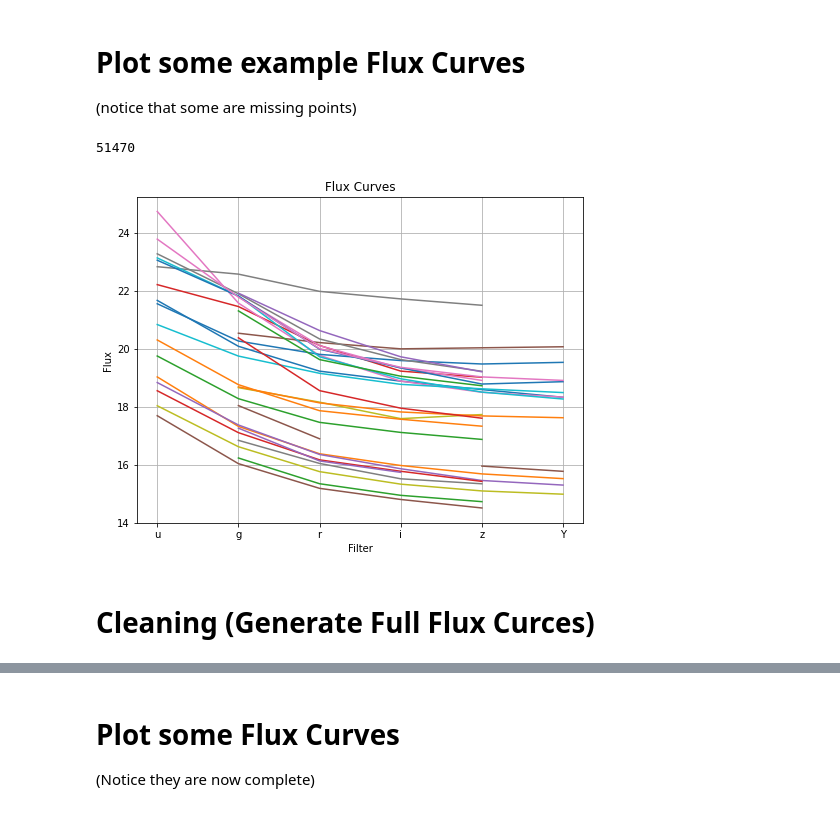
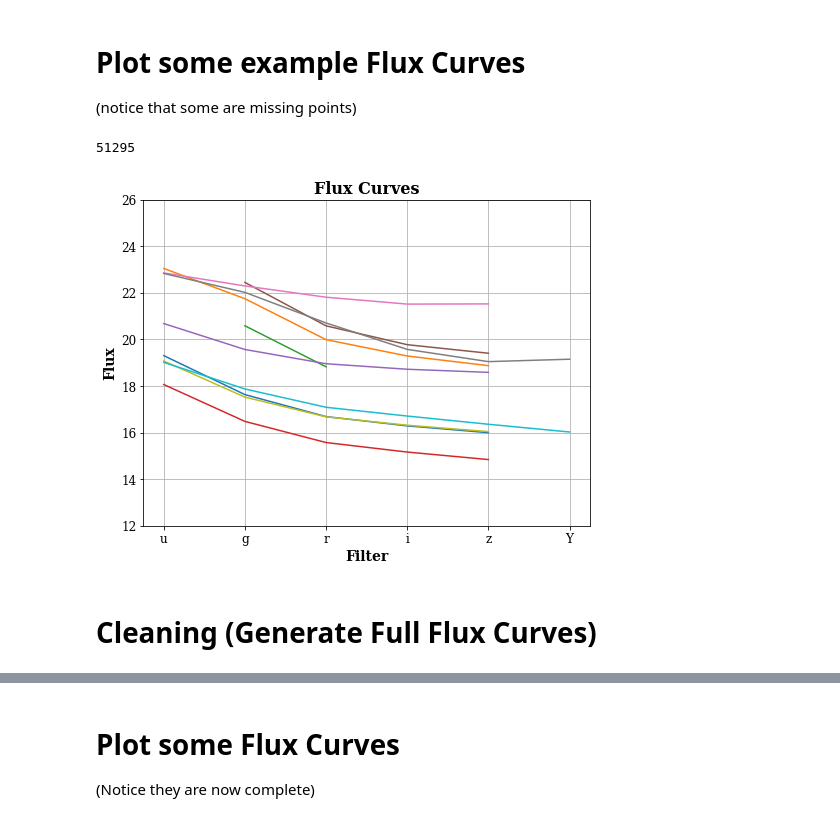
Before and after one commit to baron-de-montblanc/PHYS2550-Final-Project, a Jupyter notebook: make_clean_data.ipynb, the cells around one changed output, grey strips where cells are left out. Cells and saved outputs as stored; diff of their text form; code cells hidden in the pictures.

```diff
--- a/make_clean_data.ipynb
+++ b/make_clean_data.ipynb
@@ -4,43 +4,56 @@
 # %%
 import numpy as np
 import matplotlib.pyplot as plt
 import pandas as pd
 
-
 # Load the data from CSV
 data = pd.read_csv('data/specz_fluxes.csv')
+data = data.sort_values(by='spec_z')
+data.reset_index(drop=True, inplace=True)
+
+# Replace inf values with NaN
+data.replace([np.inf, -np.inf], np.nan, inplace=True)
+data = data.dropna(subset=['res'])
 
 print(len(data))
 
-random_rows = data.sample(n=28)
+random_array = np.random.randint(0, len(data), size=10)
+random_rows = data.iloc[random_array]
 
 column_names = ['u_cmodel_mag',
                 'g_cmodel_mag',
                 'r_cmodel_mag',
                 'i_cmodel_mag',
                 'z_cmodel_mag',
                 'Y_cmodel_mag',]
 
-# Extract specific columns (2nd, 4th, 6th, 8th, 10th, 12th) from the random rows
 selected_elements = random_rows.loc[:, column_names].values
 
-# Plot the random x values
-plt.figure(figsize=(8, 6))
+# Plot the random fluxes
+plt.figure(figsize=(8, 6),facecolor='white')
 
 for element in selected_elements:
     plt.plot(range(len(column_names)), element)
-    plt.xlabel('Filter')
-    plt.ylabel('Flux')
 
-plt.xticks(range(len(column_names)),['u','g','r','i','z','Y'])
-plt.title(f'Flux Curves')
+plt.xlabel('Filter', fontsize=14, fontweight='bold')
+plt.ylabel('Flux', fontsize=14, fontweight='bold')
+plt.title(f'Flux Curves', fontsize=16, fontweight='bold')
+plt.xticks(range(len(column_names)), ['u', 'g', 'r', 'i', 'z', 'Y'], fontsize=12)
+plt.yticks(fontsize=12)
+plt.ylim(12,26)
 plt.grid(True)
+
+# Adjust font properties for better appearance
+plt.rc('font', family='serif')
+plt.rc('axes', titlesize=16)
+plt.rc('axes', labelsize=14)
+
 plt.show()
 # %% [output]
-51470
+51295
-[figure, old version]
+[figure, new version]
 # %% [markdown]
-# Cleaning (Generate Full Flux Curces)
+# Cleaning (Generate Full Flux Curves)
 # %%
 import pandas as pd
 from tqdm import tqdm
```
Also changed, not shown: parts of 7 cells of this notebook.
